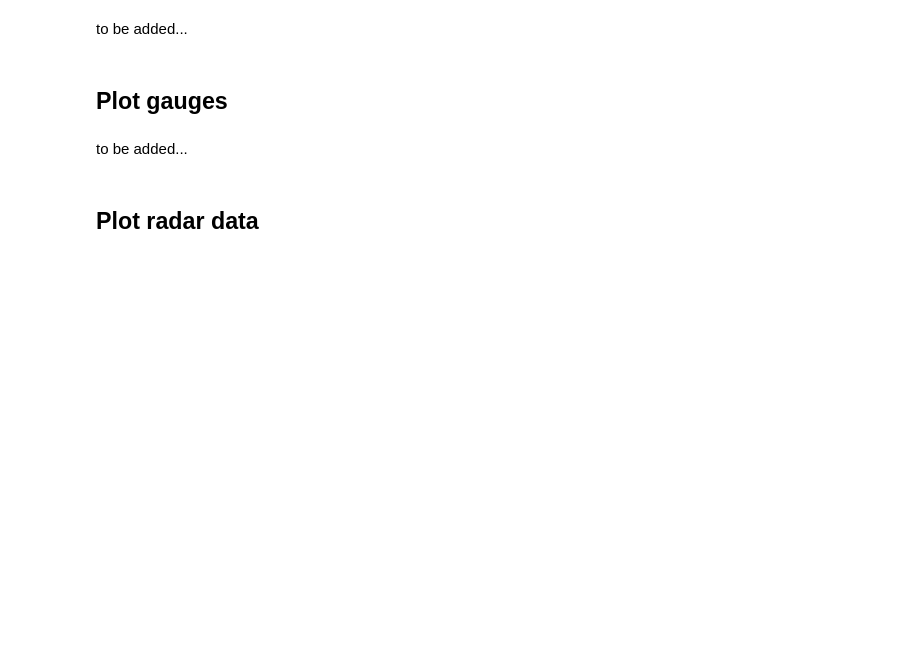
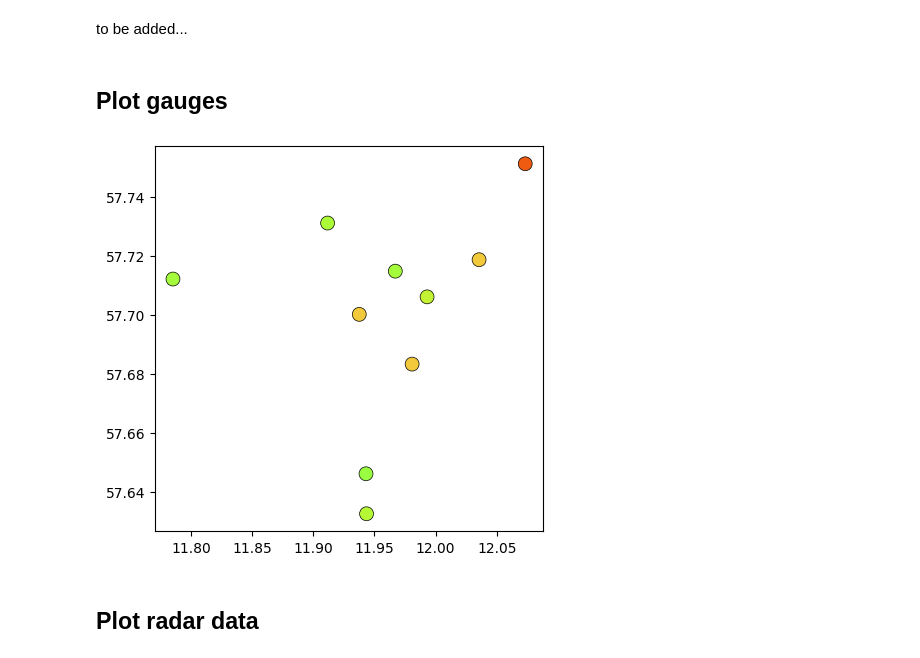
Before and after one commit to OpenSenseAction/poligrain, a Jupyter notebook: docs/notebooks/Plotting.ipynb, the cells around one changed output. Drawn from its saved outputs; the diff is of its cells as text; code cells hidden in the pictures; blank space fills up the shorter version.

```diff
--- a/docs/notebooks/Plotting.ipynb
+++ b/docs/notebooks/Plotting.ipynb
@@ -72,8 +72,19 @@ plt.colorbar(lines, label="Frequency in GHz");
 to be added...
 # %% [markdown]
 ## Plot gauges
-# %% [markdown]
-to be added...
+# %%
+fig, ax = plt.subplots(figsize=(5, 5))
+plg.plot_map.plot_plg(
+    da_gauges=ds_gauges_municp.rainfall_amount.sum(dim="time"),
+    use_lon_lat=True,
+    vmin=0,
+    vmax=8,
+    cmap="turbo",
+    marker_size=100,
+    ax=ax,
+)
+# %% [output]
+[figure, added]
 # %% [markdown]
 ## Plot radar data
 # %% [markdown]
```
Also changed, not shown: parts of 17 cells of this notebook, 8 other files.
